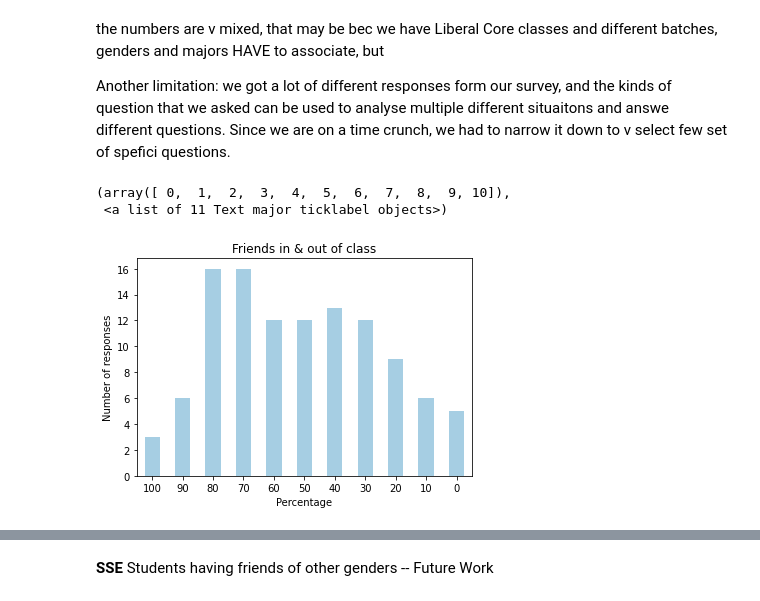
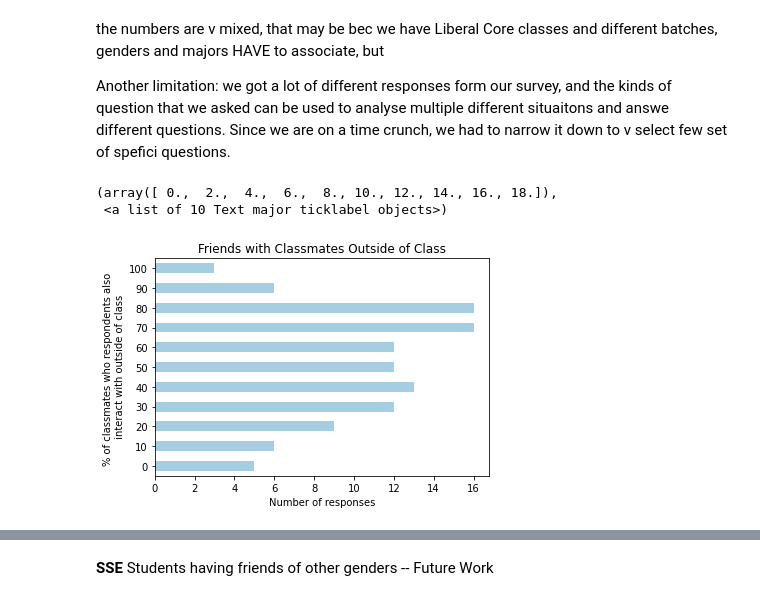
Before and after one commit to AliShujjat/NetworksReportAnalytics, a Jupyter notebook: NetworksReportAnalytics.ipynb, the cells around one changed output, grey strips where cells are left out. Cells and saved outputs as stored; diff of their text form; code cells hidden in the pictures.

```diff
--- a/NetworksReportAnalytics.ipynb
+++ b/NetworksReportAnalytics.ipynb
@@ -196,13 +206,14 @@ the numbers are v mixed, that may be bec we have Liberal Core classes and differ
 
 Another limitation: we got a lot of different responses form our survey, and the kinds of question that we asked can be used to analyse multiple different situaitons and answe different questions. Since we are on a time crunch, we had to narrow it down to  v select few set of spefici questions.
 # %%
-df3.plot(kind='bar', colormap='Paired')
+df3 = df['friendsInAndOutOfClass'].value_counts().sort_index(ascending=True)
+df3.plot(kind='barh', colormap='Paired')
 
-plt.title('Friends in & out of class')
-plt.xlabel('Percentage')
-plt.ylabel('Number of responses')
+plt.title('Friends with Classmates Outside of Class')
+plt.xlabel('Number of responses')
+plt.ylabel('% of classmates who respondents also \n interact with outside of class')
 plt.xticks(rotation=0)
 # %% [output]
-(array([ 0,  1,  2,  3,  4,  5,  6,  7,  8,  9, 10]),
- <a list of 11 Text major ticklabel objects>)
+(array([ 0.,  2.,  4.,  6.,  8., 10., 12., 14., 16., 18.]),
+ <a list of 10 Text major ticklabel objects>)
-[figure, old version]
+[figure, new version]
```
Also changed, not shown: parts of 9 cells of this notebook.
